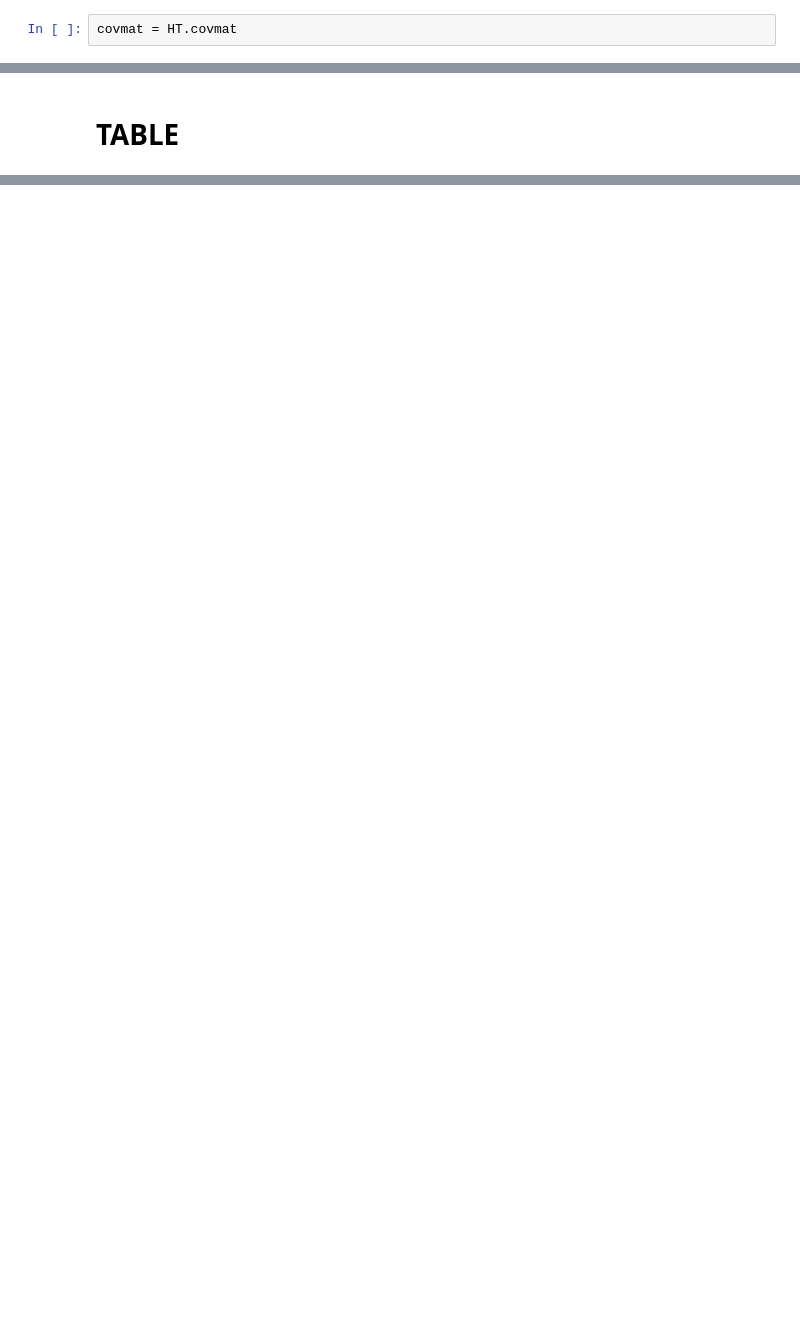
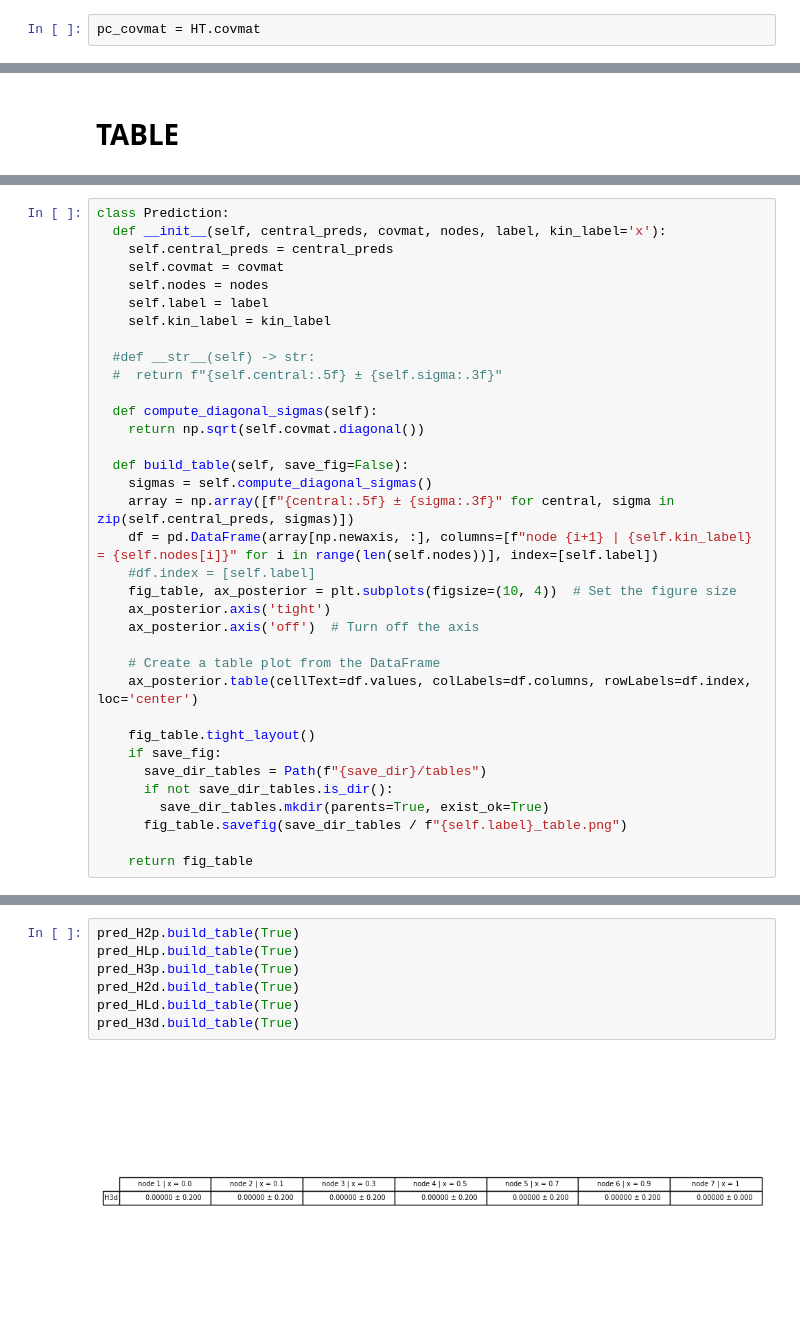
Before and after one commit to RoyStegeman/higher_twist, a Jupyter notebook: higher_twist/higher_twist_tcm.ipynb, the cells around one changed output, grey strips where cells are left out. Drawn from its saved outputs; the diff is of its cells as text; blank space fills up the shorter version.

```diff
--- a/higher_twist/higher_twist_tcm.ipynb
+++ b/higher_twist/higher_twist_tcm.ipynb
@@ -198,4 +204,4 @@ HT.generate_set(5000, seed, True)
 # %%
-covmat = HT.covmat
+pc_covmat = HT.covmat
 # %%
 from ht_utlis import H2_minus_abmp, H2_plus_abmp, Ht_minus_abmp, Ht_plus_abmp, H_2_abmp, H_L, H_T_abmp
@@ -297 +314,36 @@ def map_type(i, list_length):
+# %%
+class Prediction:
+  def __init__(self, central_preds, covmat, nodes, label, kin_label='x'):
+    self.central_preds = central_preds
+    self.covmat = covmat
+    self.nodes = nodes
+    self.label = label
+    self.kin_label = kin_label
+
+  #def __str__(self) -> str:
+  #  return f"{self.central:.5f} ± {self.sigma:.3f}"
+
+  def compute_diagonal_sigmas(self):
+    return np.sqrt(self.covmat.diagonal())
+
+  def build_table(self, save_fig=False):
+    sigmas = self.compute_diagonal_sigmas()
+    array = np.array([f"{central:.5f} ± {sigma:.3f}" for central, sigma in zip(self.central_preds, sigmas)])
+    df = pd.DataFrame(array[np.newaxis, :], columns=[f"node {i+1} | {self.kin_label} = {self.nodes[i]}" for i in range(len(self.nodes))], index=[self.label])
+    #df.index = [self.label]
+    fig_table, ax_posterior = plt.subplots(figsize=(10, 4))  # Set the figure size
+    ax_posterior.axis('tight')
+    ax_posterior.axis('off')  # Turn off the axis
+
+    # Create a table plot from the DataFrame
+    ax_posterior.table(cellText=df.values, colLabels=df.columns, rowLabels=df.index, loc='center')
+
+    fig_table.tight_layout()
+    if save_fig:
+      save_dir_tables = Path(f"{save_dir}/tables")
+      if not save_dir_tables.is_dir():
+        save_dir_tables.mkdir(parents=True, exist_ok=True)
+      fig_table.savefig(save_dir_tables / f"{self.label}_table.png")
+
+    return fig_table
 # %%
@@ -336,0 +356,9 @@ fig_table.savefig(save_dir + "/table.png")
+# %%
+pred_H2p.build_table(True)
+pred_HLp.build_table(True)
+pred_H3p.build_table(True)
+pred_H2d.build_table(True)
+pred_HLd.build_table(True)
+pred_H3d.build_table(True)
+# %% [output]
+[figure, added]
```
Also changed, not shown: parts of 13 cells of this notebook, 1 other file.
